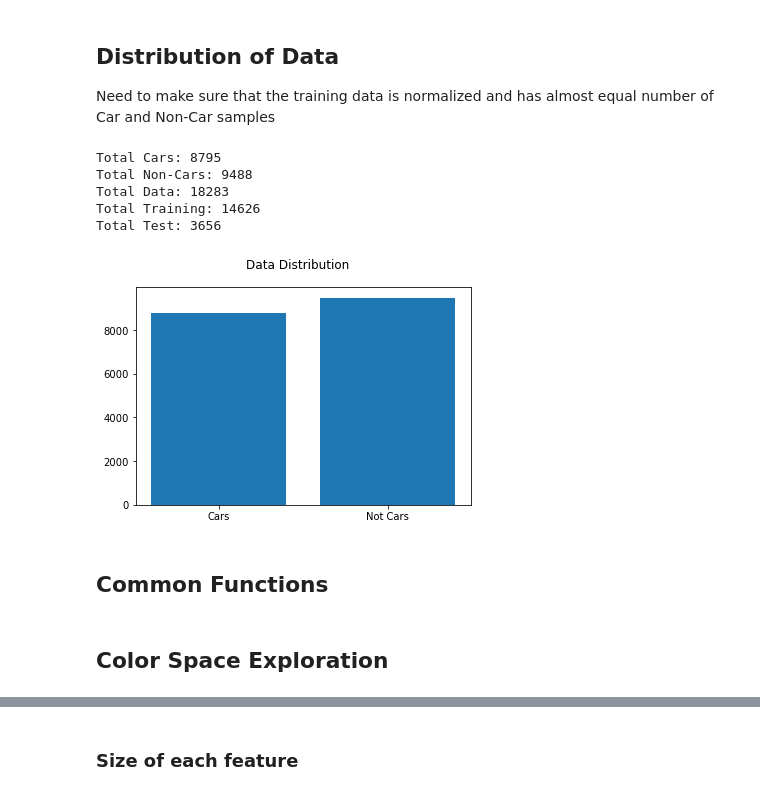
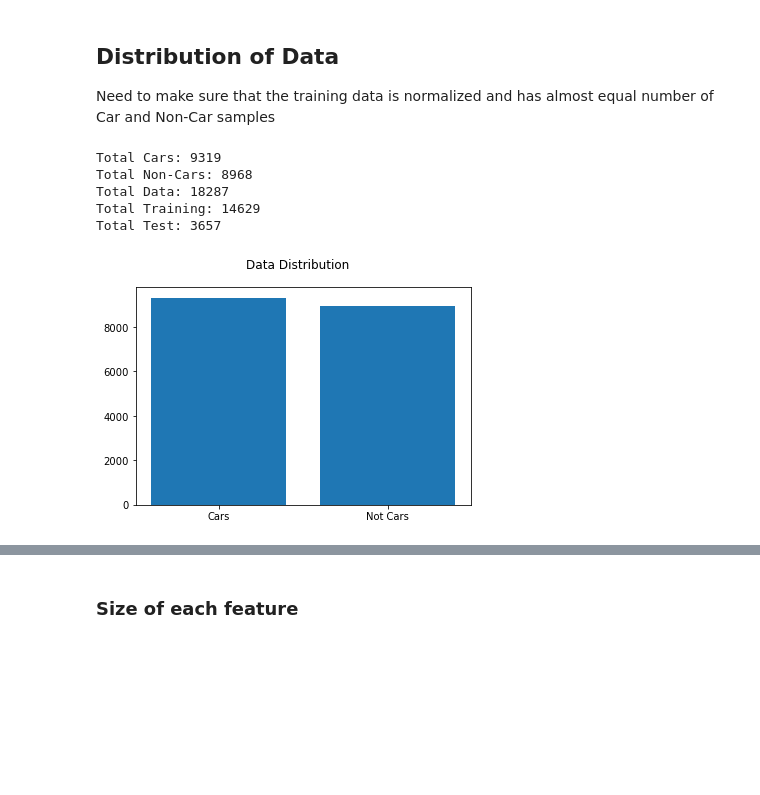
Before and after one commit to drganjoo/CarND-Vehicle-Detection, a Jupyter notebook: training.ipynb, the cells around one changed output, grey strips where cells are left out. Cells and saved outputs as stored; diff of their text form; code cells hidden in the pictures; blank space fills up the shorter version.

```diff
--- a/training.ipynb
+++ b/training.ipynb
@@ -8,43 +8,39 @@ Need to make sure that the training data is normalized and has almost equal numb
 import matplotlib.pyplot as plt
 import numpy as np
 import cv2
 import glob
 import time
 from sklearn.svm import LinearSVC
 from sklearn.preprocessing import StandardScaler
 from skimage.feature import hog
 from sklearn.model_selection import train_test_split
 
 cars = glob.glob('./vehicles/**/*.png', recursive=True)
 cars.extend(glob.glob('./vehicles/**/*.jpeg', recursive=True))
+cars.extend(glob.glob('./additional_data/cars_from_video/*.jpeg'))
+
 notcars = glob.glob('./non-vehicles/**/*.png', recursive=True)
 notcars.extend(glob.glob('./non-vehicles/**/*.jpeg', recursive=True))
-
-#cars = glob.glob('./vehicles_smallset/**/*.jpeg', recursive=True)
-#notcars = glob.glob('./non-vehicles_smallset/**/*.jpeg', recursive=True)
+notcars.extend(glob.glob('./additional_data/notcars_from_video/*.jpeg'))
 
 count = len(cars) + len(notcars)
 
 print('Total Cars:', len(cars))
 print('Total Non-Cars:', len(notcars))
 print('Total Data:', count)
 print('Total Training:', int(count * 0.8))
 print('Total Test:', int(count * 0.2))
 
 data = [len(cars), len(notcars)]
 index = np.arange(2)
 plt.bar(index, data)
 plt.xticks(index, ('Cars', 'Not Cars'))
 plt.suptitle('Data Distribution')
 plt.show()
 # %% [output]
-Total Cars: 8795
-Total Non-Cars: 9488
-Total Data: 18283
-Total Training: 14626
-Total Test: 3656
+Total Cars: 9319
+Total Non-Cars: 8968
+Total Data: 18287
+Total Training: 14629
+Total Test: 3657
-[figure, old version]
+[figure, new version]
-# %% [markdown]
-## Common Functions
-# %% [markdown]
-## Color Space Exploration
```
Also changed, not shown: parts of 27 cells of this notebook, 8 other files.
